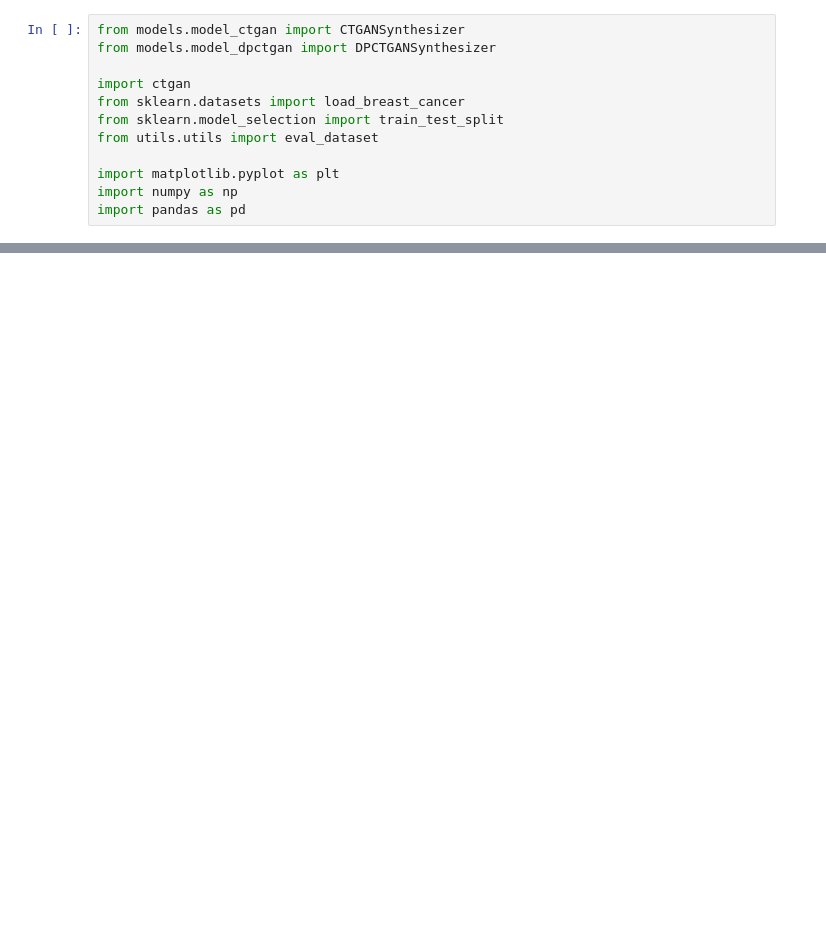
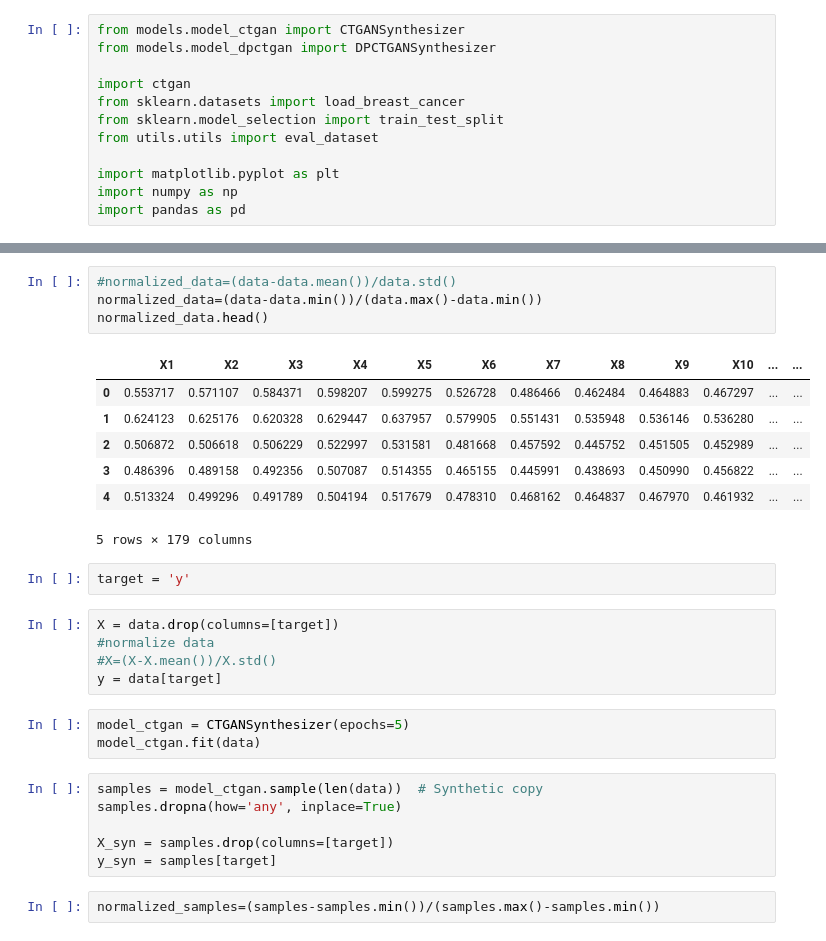
Before and after one commit to Frederico-lp/Research, a Jupyter notebook: epileptic_seizure.ipynb, the cells around one changed output, grey strips where cells are left out. Saved outputs shown, nothing was run; the diff lists cells and outputs as text; blank space fills up the shorter version.

```diff
--- a/epileptic_seizure.ipynb
+++ b/epileptic_seizure.ipynb
@@ -31,0 +27,30 @@ AttributeError: 'DataFrame' object has no attribute 'data'
+# %%
+#normalized_data=(data-data.mean())/data.std()
+normalized_data=(data-data.min())/(data.max()-data.min())
+normalized_data.head()
+# %% [output]
+|  | X1 | X2 | X3 | X4 | X5 | X6 | X7 | X8 | X9 | X10 | ... | ... |
+| 0 | 0.553717 | 0.571107 | 0.584371 | 0.598207 | 0.599275 | 0.526728 | 0.486466 | 0.462484 | 0.464883 | 0.467297 | ... | ... |
+| 1 | 0.624123 | 0.625176 | 0.620328 | 0.629447 | 0.637957 | 0.579905 | 0.551431 | 0.535948 | 0.536146 | 0.536280 | ... | ... |
+| 2 | 0.506872 | 0.506618 | 0.506229 | 0.522997 | 0.531581 | 0.481668 | 0.457592 | 0.445752 | 0.451505 | 0.452989 | ... | ... |
+| 3 | 0.486396 | 0.489158 | 0.492356 | 0.507087 | 0.514355 | 0.465155 | 0.445991 | 0.438693 | 0.450990 | 0.456822 | ... | ... |
+| 4 | 0.513324 | 0.499296 | 0.491789 | 0.504194 | 0.517679 | 0.478310 | 0.468162 | 0.464837 | 0.467970 | 0.461932 | ... | ... |
+5 rows × 179 columns
+# %%
+target = 'y'
+# %%
+X = data.drop(columns=[target])
+#normalize data
+#X=(X-X.mean())/X.std()
+y = data[target]
+# %%
+model_ctgan = CTGANSynthesizer(epochs=5)
+model_ctgan.fit(data)
+# %%
+samples = model_ctgan.sample(len(data))  # Synthetic copy
+samples.dropna(how='any', inplace=True)
+
+X_syn = samples.drop(columns=[target])
+y_syn = samples[target]
+# %%
+normalized_samples=(samples-samples.min())/(samples.max()-samples.min())
```
Also changed, not shown: parts of 21 cells of this notebook, 1 other file.
